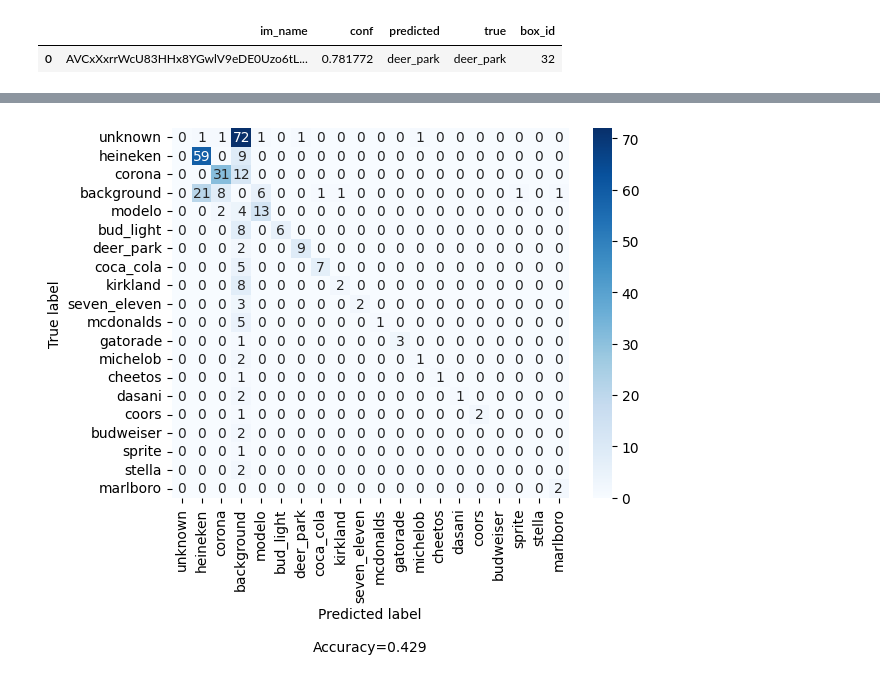
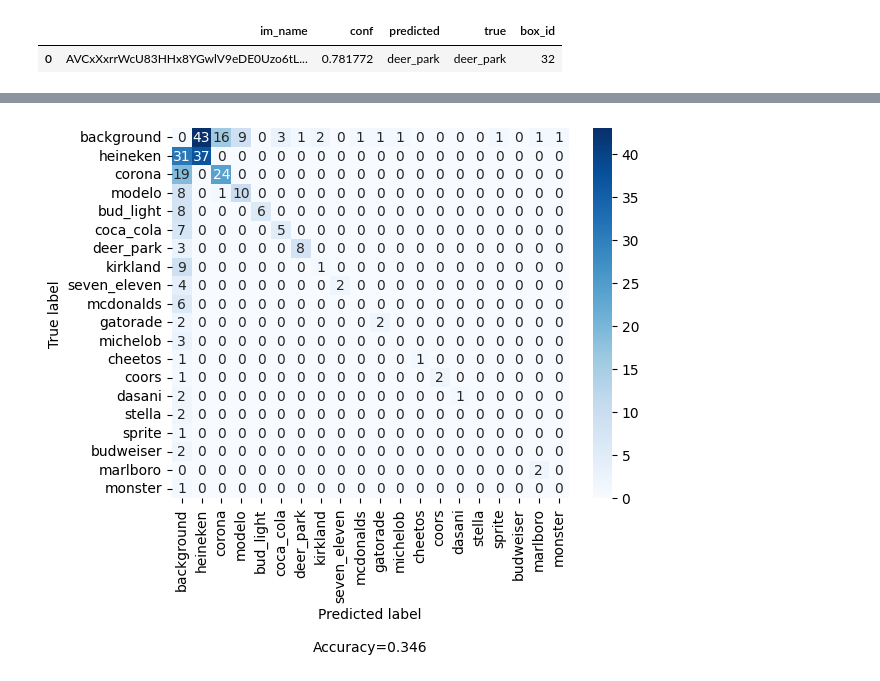
Before and after one commit to thriftypenguin/litter-imagery-brand-recognition, a Jupyter notebook: evaluate_models/YOLO_classifier_random.ipynb, the cells around one changed output, grey strips where cells are left out. Drawn from its saved outputs; the diff is of its cells as text; code cells hidden in the pictures.

Commit message:
Made YOLO eval work with my dataset

```diff
--- a/evaluate_models/YOLO_classifier_random.ipynb
+++ b/evaluate_models/YOLO_classifier_random.ipynb
@@ -86,7 +86,7 @@ files = os.listdir(image_path)
 image_names = [file.split('_jpg')[0] for file in files]
 # %%
 # load brand detection model
-# detector = YOLO('./models/logo_yolo.pt')
+detector = YOLO('./models/logo_yolo.pt')
 # %%
 '''
 # Detection stage
@@ -278,6 +264,6 @@ def bb_iou(boxA, boxB):
 # %%
 # Go over the dataset and corrrelate bounding boxes from ground truth and predictions
-thr = 0.15
+thr = 0.5
 boxes_df = pd.DataFrame(columns = ['im_name', 'conf', 'predicted', 'true', 'box_id'])
 for im_file in os.listdir(image_path):
 	print('---', im_file, '---')
@@ -426,14 +419,12 @@ boxes_df
 # %%
 cf_matrix_df = boxes_df.copy()
 test_lbl_count = boxes_df.groupby('true')['im_name'].count().sort_values(ascending=False)
 cf_matrix_df['counts'] = cf_matrix_df['true'].apply(lambda x: test_lbl_count[x] )
 cf_matrix_df.sort_values('counts', ascending=False, inplace=True)
 sorted_dict = sorted(test_lbl_count.items(), key=lambda x: x[1], reverse=True)
-labels = [item[0] for item in sorted_dict][:20]
+labels = [item[0] for item in sorted_dict if item[0] != 'unknown'][:20]
 cf_matrix = confusion_matrix(y_true = boxes_df['true'], y_pred = boxes_df['predicted'], labels = labels)
 
-#cf_matrix[cf_matrix>30] = 30
-
 make_confusion_matrix(cf_matrix, categories = labels, count = True, percent= False, cmap='Blues')
 # %% [output]
-[figure, old version]
+[figure, new version]
```
Also changed, not shown: parts of 11 cells of this notebook, 1 other file.
